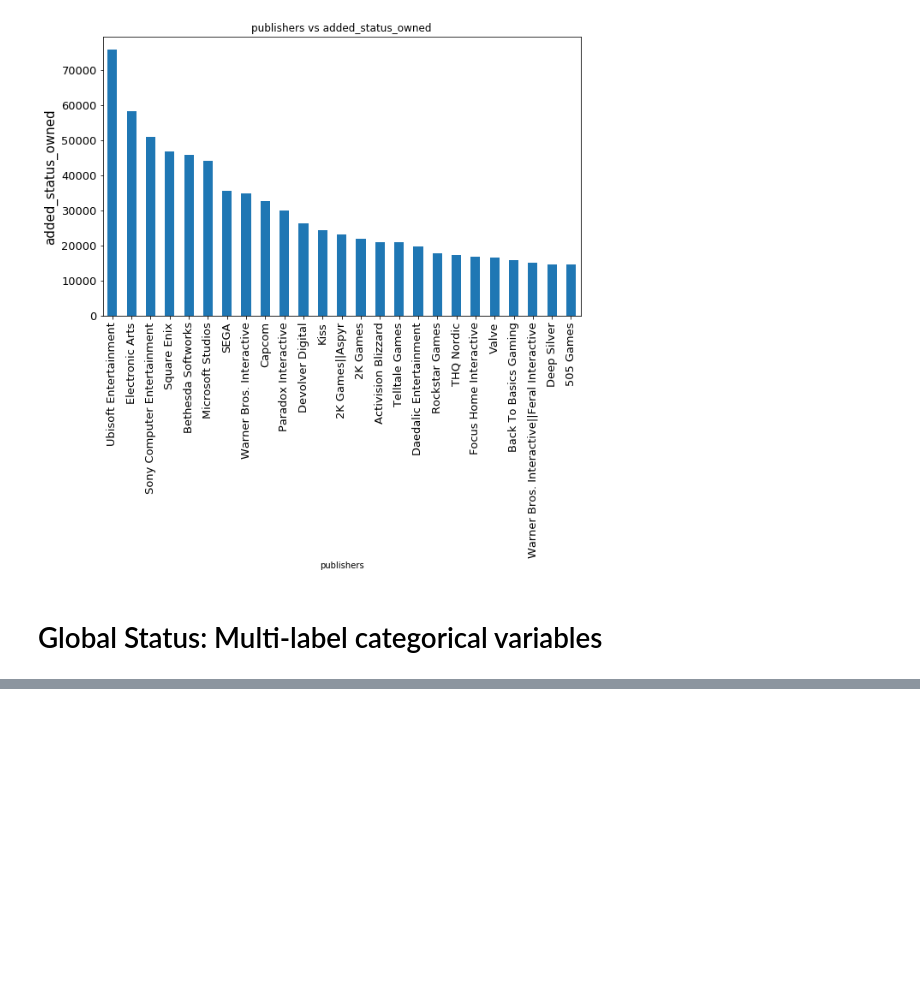
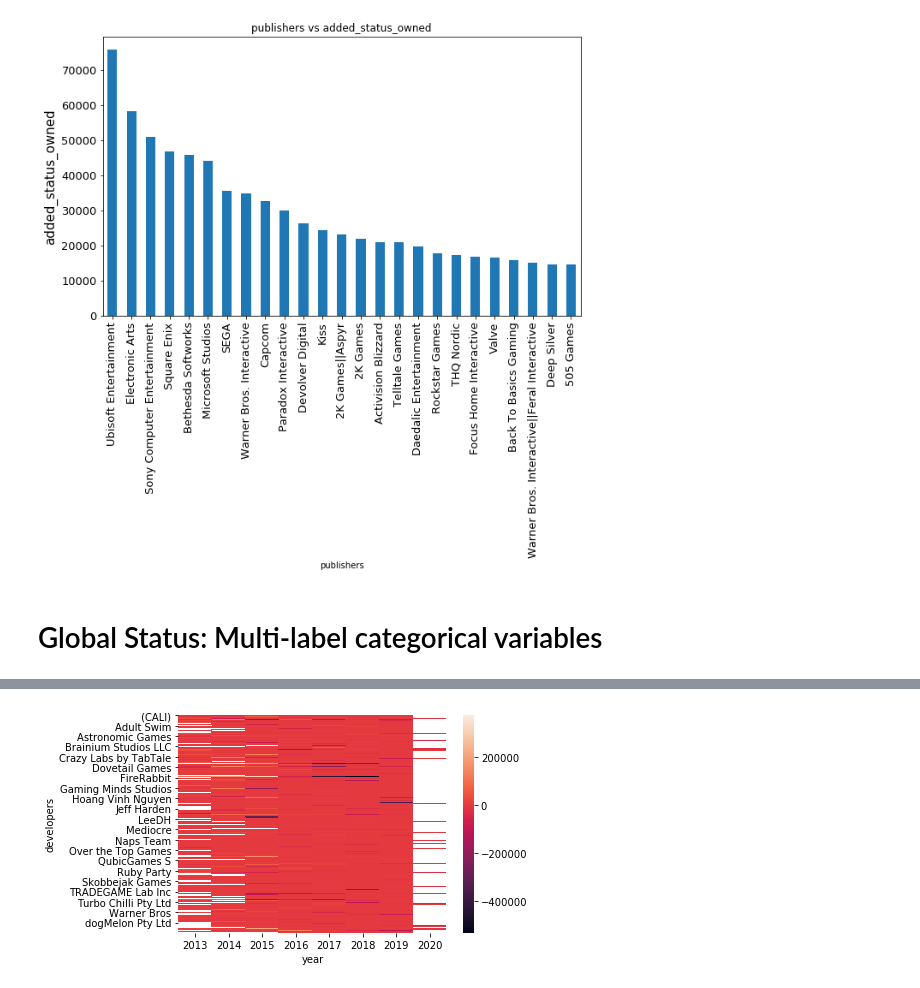
Before and after one commit to marsolmos/videogames-sales-eda, a Jupyter notebook: videogames_eda_analysis.ipynb, the cells around one changed output, grey strips where cells are left out. Drawn from its saved outputs; the diff is of its cells as text; code cells hidden in the pictures; blank space fills up the shorter version.

```diff
--- a/videogames_eda_analysis.ipynb
+++ b/videogames_eda_analysis.ipynb
@@ -311,0 +334,4 @@ There are 669589 rows and 26 columns
+# %%
+salesEvolution(dfExpanded, 'developers')
+# %% [output]
+[figure, added]
```
Also changed, not shown: parts of 27 cells of this notebook, 1 other file.
